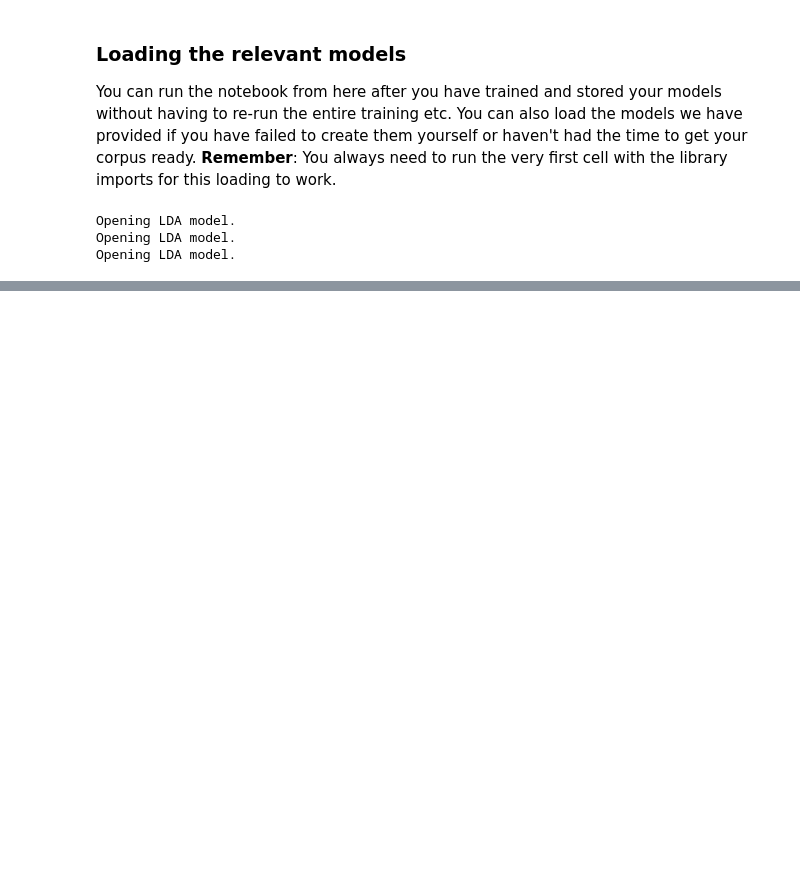
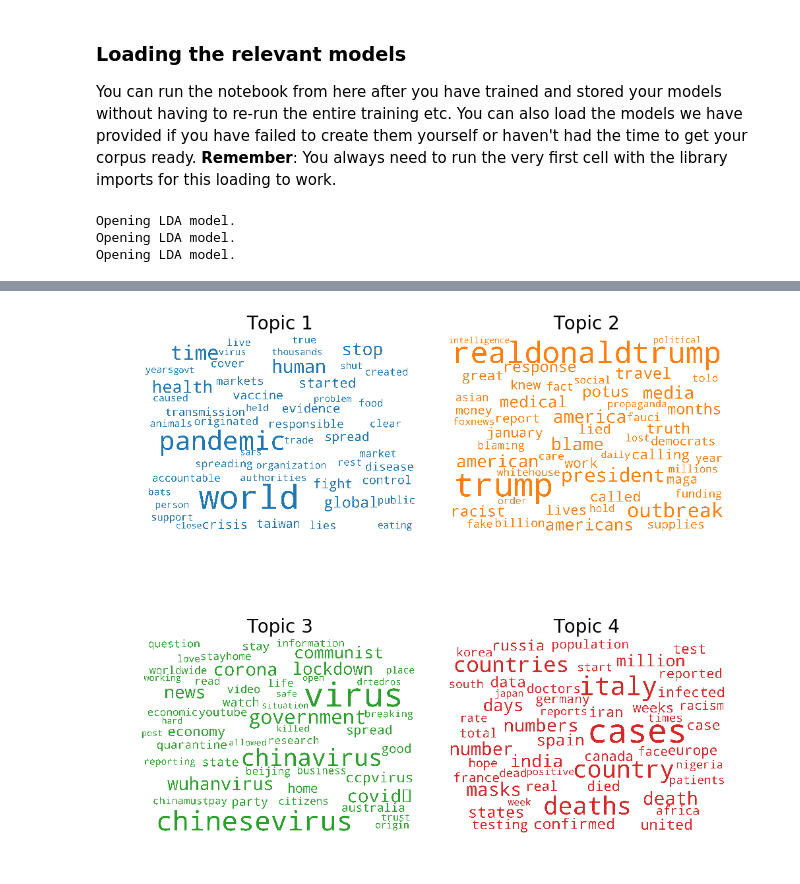
Before and after one commit to aiforpeople-git/Covid19China_TopicModeling, a Jupyter notebook: src/Topic_Modeling_LDA.ipynb, the cells around one changed output, grey strips where cells are left out. Saved outputs shown, nothing was run; the diff lists cells and outputs as text; code cells hidden in the pictures; blank space fills up the shorter version.

Commit message:
topic inference added and dictionary saved

```diff
--- a/src/Topic_Modeling_LDA.ipynb
+++ b/src/Topic_Modeling_LDA.ipynb
@@ -236,0 +235,31 @@ pyLDAvis.save_html(p, '../models/lda_16.html')
+# %%
+cols = [color for name, color in mcolors.TABLEAU_COLORS.items()]
+
+cloud = WordCloud(stopwords=gensim.parsing.preprocessing.STOPWORDS,
+                  background_color='white',
+                  width=2500,
+                  height=1800,
+                  max_words=50,
+                  colormap='tab10',
+                  color_func=lambda *args, **kwargs: cols[i],
+                  prefer_horizontal=1.0)
+
+topics = model_4.show_topics(num_topics=4, num_words=50, formatted=False)
+fig, axes = plt.subplots(2, 2, figsize=(8, 8), sharex=True, sharey=True, dpi=125)
+
+for i, ax in enumerate(axes.flatten()):
+    fig.add_subplot(ax)
+    topic_words = dict(topics[i][1])
+    cloud.generate_from_frequencies(topic_words, max_font_size=300)
+    plt.gca().imshow(cloud)
+    plt.gca().set_title('Topic ' + str(i+1), fontdict=dict(size=16))
+    plt.gca().axis('off')
+
+
+plt.subplots_adjust(wspace=0, hspace=0)
+plt.axis('off')
+plt.margins(x=0, y=0)
+plt.tight_layout()
+plt.show()
+# %% [output]
+[figure, added]
```
Also changed, not shown: parts of 19 cells of this notebook, 1 other file.
